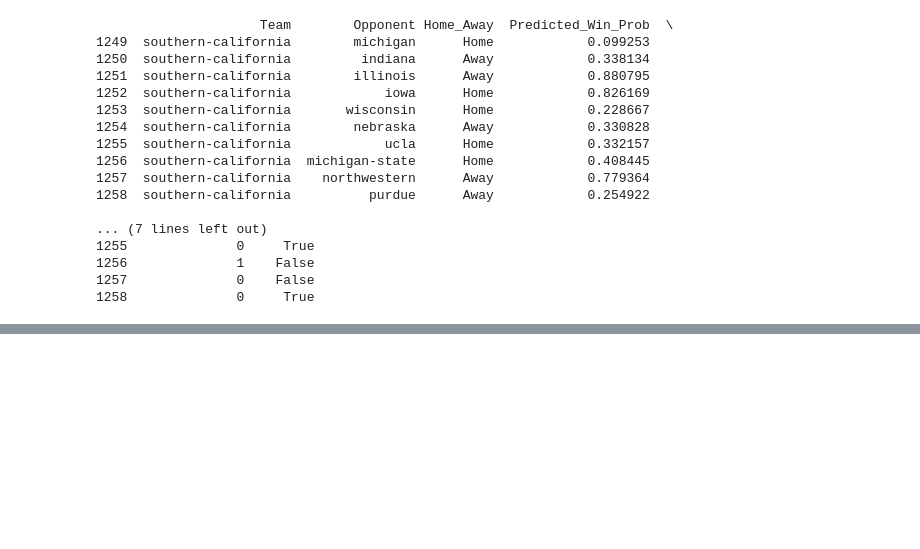
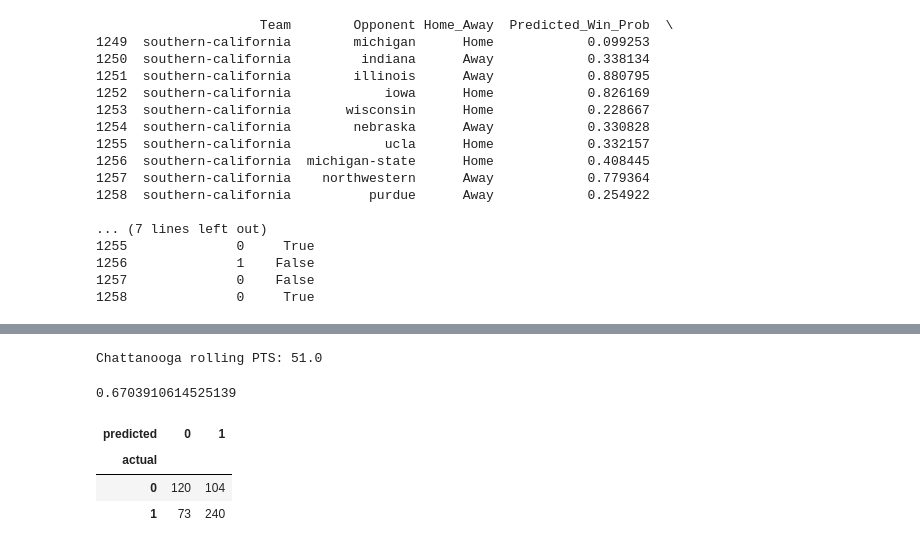
Before and after one commit to ryanlee1235/college-basketball-predictor-model, a Jupyter notebook: ml_model/CBB_Predictor_Model.ipynb, the cells around one changed output, grey strips where cells are left out. Saved outputs shown, nothing was run; the diff lists cells and outputs as text; code cells hidden in the pictures; blank space fills up the shorter version.

```diff
--- a/ml_model/CBB_Predictor_Model.ipynb
+++ b/ml_model/CBB_Predictor_Model.ipynb
@@ -184,0 +341,6 @@ print(results.head(10))
+# %%
+# Check that non-Big-10 opponents have rolling stats
+non_big10_opponent = df[df['Opponent'] == 'chattanooga'].iloc[0]
+print(f"Chattanooga rolling PTS: {non_big10_opponent.get('Opp_pts_L3', 'MISSING')}")
+# %% [output]
+Chattanooga rolling PTS: 51.0
@@ -184,0 +349,28 @@ print(results.head(10))
+# %%
+predictors = ['Game_num','Day_code', 'Home_away','Team_code','Op_code','Team_pts_L3','Opp_pts_L3','Team_FG%_L3',
+              'Team_3P%_L3','Team_2P%_L3','Team_FT%_L3','Team_ORB_L3','Team_DRB_L3','Team_AST_L3','Team_STL_L3',
+              'Team_BLK_L3','Team_TOV_L3','Team_PF','Opp_FG%_L3','Opp_3P%_L3','Opp_2P%_L3','Opp_FT%_L3',
+            'Opp_ORB_L3','Opp_DRB_L3','Opp_AST_L3','Opp_STL_L3',
+            'Opp_BLK_L3','Opp_TOV_L3','Opponent_PF']
+# %%
+def make_predictions(data, predictors):
+    train = data[data["Date"] < '2025-01-01']
+    test = data[data["Date"] >= '2025-01-01']
+    rf.fit(train[predictors], train["Won"])
+    preds = rf.predict(test[predictors])
+    combined = pd.DataFrame(dict(actual=test["Won"], predicted=preds), index=test.index)
+    error = accuracy_score(test["Won"], preds)
+    return combined, error
+# %%
+combined, error = make_predictions(df, predictors)
+# %%
+error
+# %% [output]
+0.6703910614525139
+# %%
+pd.crosstab(index=combined["actual"], columns=combined["predicted"])
+# %% [output]
+| predicted | 0 | 1 |
+| actual |  |  |
+| 0 | 120 | 104 |
+| 1 | 73 | 240 |
```
Also changed, not shown: parts of 4 cells of this notebook.
